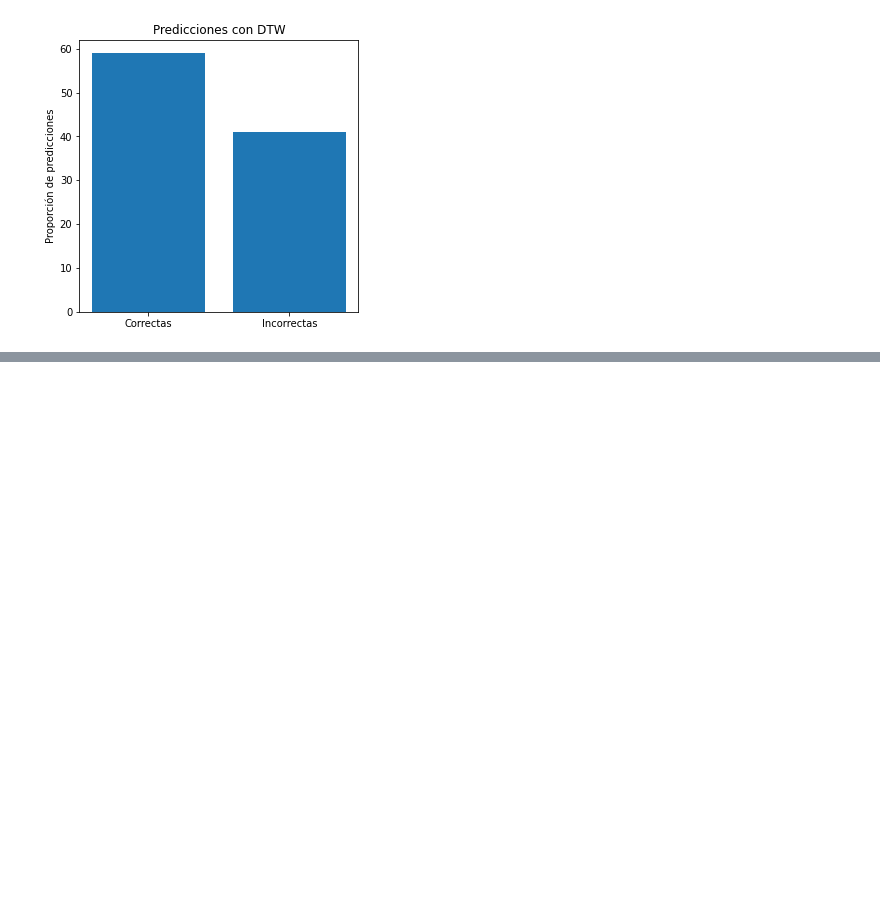
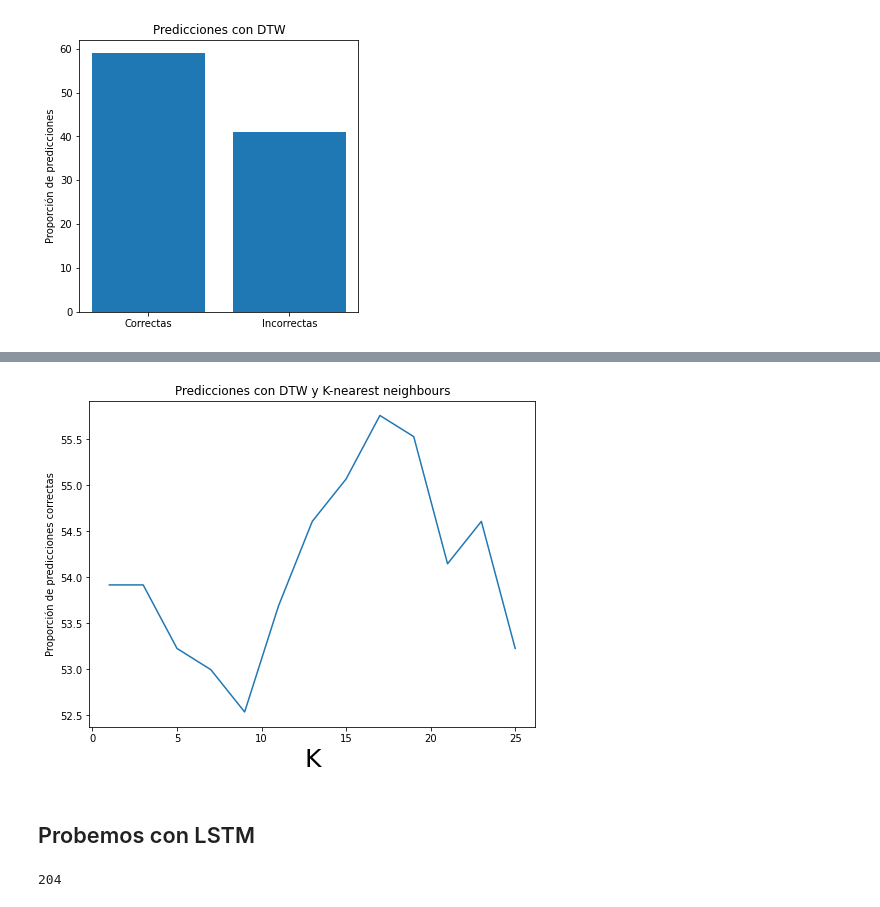
Before and after one commit to dhruszecki/cdatos-st-tp, a Jupyter notebook: turing_modeling.ipynb, the cells around one changed output, grey strips where cells are left out. Drawn from its saved outputs; the diff is of its cells as text; code cells hidden in the pictures; blank space fills up the shorter version.

```diff
--- a/turing_modeling.ipynb
+++ b/turing_modeling.ipynb
@@ -143,0 +216,34 @@ plt.show()
+# %%
+k_max = 25
+cuantas_instancias_de_test_corremos = len(X_dev) #es decir, todas. Para probar reducir a 5 o 10
+
+
+predicciones_summary = []
+predicciones_summary_k = []
+
+
+for k in range(1, k_max+1, 2):
+  predicciones_summary_k.append(k)
+  cuantas_instancias_de_test_corremos = min(cuantas_instancias_de_test_corremos, len(X_dev))
+  predicciones = np.zeros(cuantas_instancias_de_test_corremos, dtype=np.int32)
+
+  for i in range(len(predicciones)):
+
+    closest_neighbours = np.zeros(k, dtype=np.int32)
+    closest_distance = np.ones(k)
+
+    for j in range(len(X_train)):
+      distancia = fastdtw(X_train[j], X_dev[i], dist=euclidean)[0]
+      if distancia < np.amax(closest_distance):
+        index = np.argmax(closest_distance)
+        closest_neighbours[index] = j
+        closest_distance[index] = distancia
+
+    if np.sum(y_train[closest_neighbours]) > k/2:
+      predicciones[i] = 1
+
+  predicciones_correctas = np.sum(y_test[:cuantas_instancias_de_test_corremos] == predicciones)
+
+  predicciones_correctas_pretty_print = round(100 * predicciones_correctas / cuantas_instancias_de_test_corremos, 3)
+  predicciones_summary.append(predicciones_correctas_pretty_print)
+  print("Predicciones correctas con k={}: {} %".format(str(k), str(predicciones_correctas_pretty_print)))
@@ -143,0 +264,12 @@ plt.show()
+# %%
+fig = plt.figure(figsize = (8, 6))
+
+plt.plot(predicciones_summary_k, predicciones_summary)
+plt.xlabel("K", fontsize=25)
+plt.ylabel("Proporción de predicciones correctas")
+plt.title("Predicciones con DTW y K-nearest neighbours")
+plt.show()
+# %% [output]
+[figure, added]
+# %% [markdown]
+## Probemos con LSTM
@@ -143,0 +281,4 @@ plt.show()
+# %%
+len(series_de_10)
+# %% [output]
+204
```
Also changed, not shown: parts of 25 cells of this notebook.
